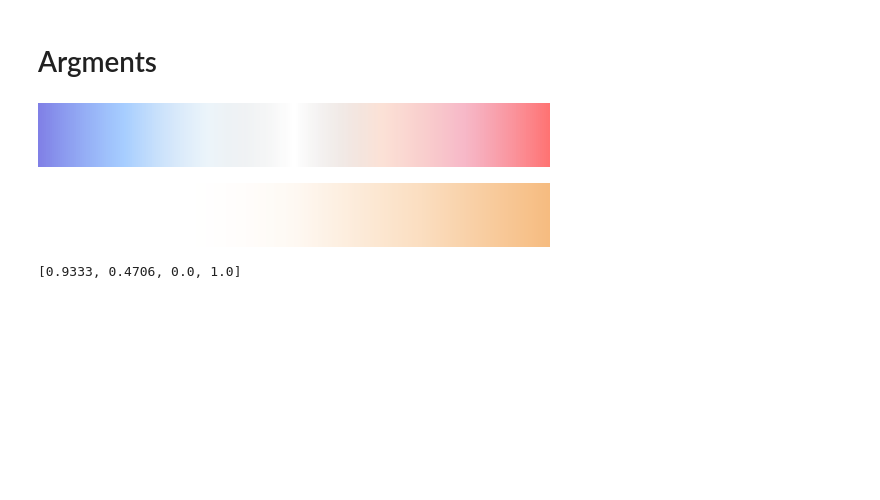
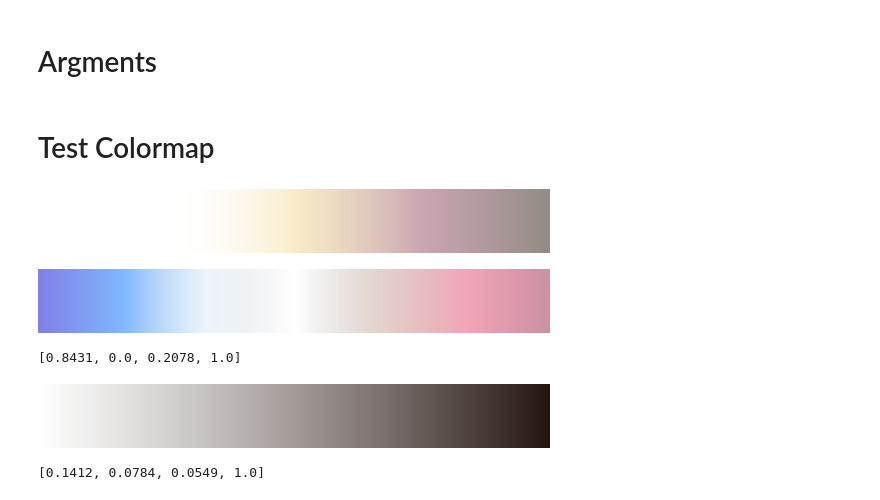
Before and after one commit to shingo405nagano/generating_topoglaphic_maps, a Jupyter notebook: create_map.ipynb, the cells around one changed output. Cells and saved outputs as stored; diff of their text form; code cells hidden in the pictures; blank space fills up the shorter version.

Commit message:
[update]ColorMapの設定を考える。

```diff
--- a/create_map.ipynb
+++ b/create_map.ipynb
@@ -130,37 +124,57 @@ for i, (write_img, set_color) in enumerate(zip(ary2d_lst, set_colors), start=1):
 
 new_dst.FlushCache()
 new_dst = None
+# %% [markdown]
+# Test Colormap
+# %%
+from matplotlib.colors import LinearSegmentedColormap
+# Slope
+LinearSegmentedColormap.from_list(
+    name='SLOPE',
+    colors=[
+        [1.0, 1.0, 1.0, 0.0],
+        [1.0, 1.0, 1.0, 0.0],
+        [0.902, 0.7059, 0.1333, 0.25],
+        [0.3922, 0.0039, 0.1451, 0.35],
+        [0.1412, 0.102, 0.0314, 0.5]
+    ],
+    N=256
+)
+# %% [output]
+[figure, added]
 # %%
-from matplotlib.colors import LinearSegmentedColormap
-
 LinearSegmentedColormap.from_list(
-    name='tpi',
-    colors=[[0.0, 0.0, 0.8039, 0.5],
-            [0.0, 0.4392, 1.0, 0.35],
-            [0.5059, 0.7216, 0.8706, 0.15],
-            [0.0, 0.0, 0.0, 0.0],
-            [0.9294, 0.4275, 0.2078, 0.20],
-            [0.9059, 0.2078, 0.3843, 0.35],
-            [0.902, 0.0, 0.0, 0.55]],
+    name='TPI',
+    colors=[
+        [0.0, 0.0, 0.8039, 0.5],
+        [0.0, 0.4392, 1.0, 0.5],
+        [0.5059, 0.7216, 0.8706, 0.15],
+        [0.0, 0.0, 0.0, 0.0],
+        [0.4588, 0.1294, 0.0, 0.20],
+        [0.8431, 0.0, 0.2078, 0.35],
+        [0.5804, 0.1373, 0.2627, 0.5]
+    ],
     N=256
 )
 # %% [output]
-[figure, old version]
+[figure, new version]
+# %%
+from matplotlib.colors import to_rgba
+print([round(v , 4) for v in to_rgba('#d70035')])
+# %% [output]
+[0.8431, 0.0, 0.2078, 1.0]
 # %%
 LinearSegmentedColormap.from_list(
-    name='tpi',
-    colors=[[1.0, 1.0, 1.0, 0.0],
-            [1.0, 1.0, 1.0, 0.0],
-            [0.9333, 0.4706, 0.0, 0.05],
-            [0.9333, 0.4706, 0.0, 0.25],
-            [0.9333, 0.4706, 0.0, 0.5]],
+    name='Hillshade',
+    colors=[
+        [1.0, 1.0, 1.0, 0.7],
+        [0.1412, 0.0784, 0.0549, 1.0],
+    ],
     N=256
 )
 # %% [output]
-[figure, old version]
+[figure, new version]
 # %%
-from matplotlib.colors import to_rgba
-
-[round(v , 4) for v in to_rgba('#ee7800')]
+[round(v , 4) for v in to_rgba('#24140e')]
 # %% [output]
-[0.9333, 0.4706, 0.0, 1.0]
+[0.1412, 0.0784, 0.0549, 1.0]
```
Also changed, not shown: parts of 9 cells of this notebook, 18 other files.
